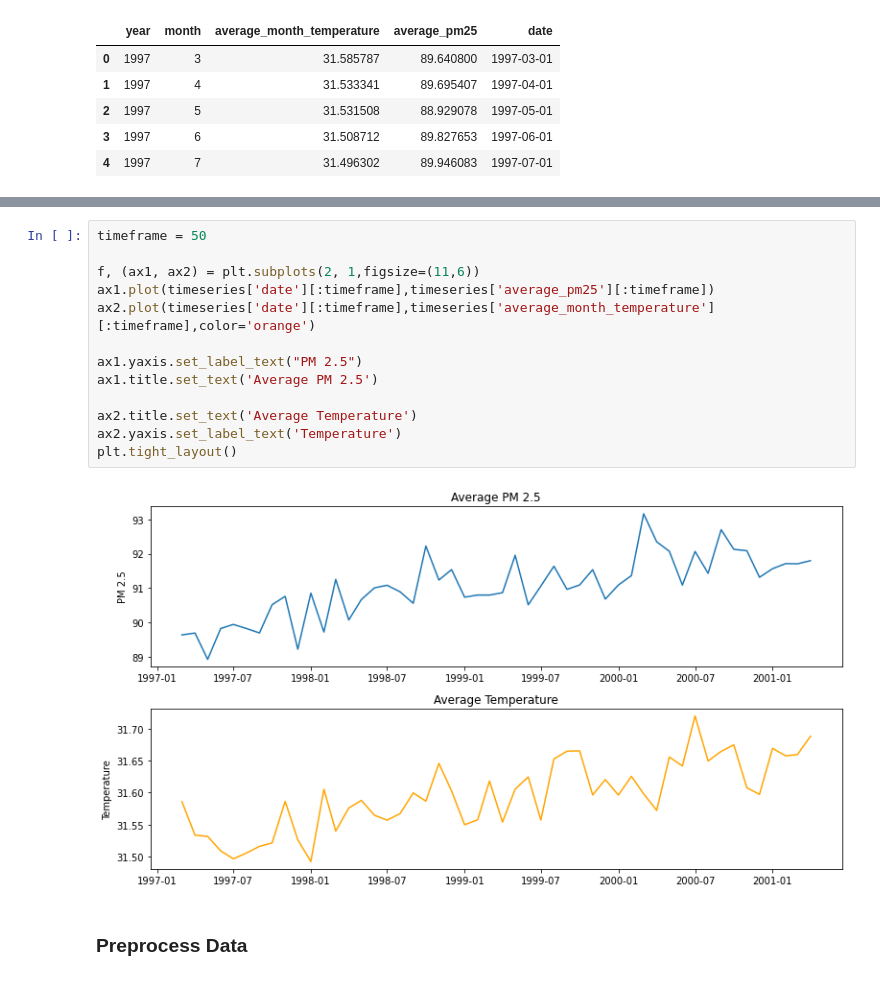
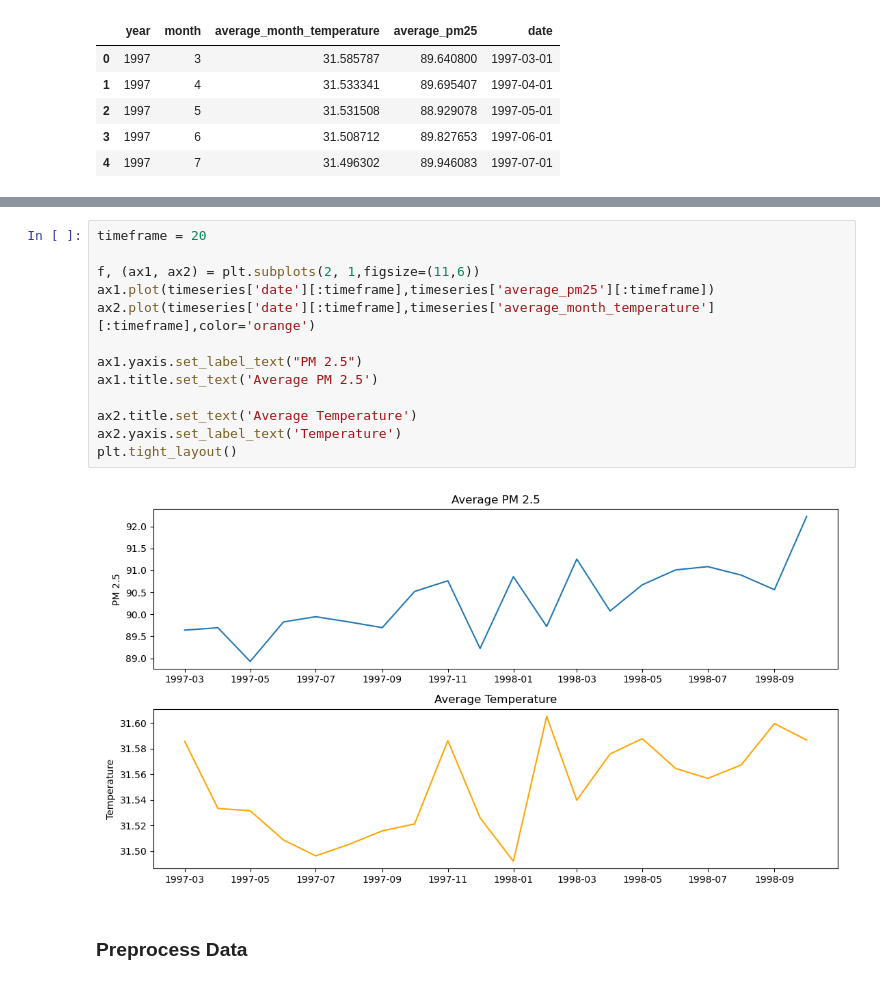
Before and after one commit to guyzsarun/rabbitmq-gpdb-poc, a Jupyter notebook: gpdb/madlib-demo.ipynb, the cells around one changed output, grey strips where cells are left out. Drawn from its saved outputs; the diff is of its cells as text.

```diff
--- a/gpdb/madlib-demo.ipynb
+++ b/gpdb/madlib-demo.ipynb
@@ -201,18 +232,18 @@ timeseries.head()
 # %%
-timeframe = 50
+timeframe = 20
 
 f, (ax1, ax2) = plt.subplots(2, 1,figsize=(11,6))
 ax1.plot(timeseries['date'][:timeframe],timeseries['average_pm25'][:timeframe])
 ax2.plot(timeseries['date'][:timeframe],timeseries['average_month_temperature'][:timeframe],color='orange')
 
 ax1.yaxis.set_label_text("PM 2.5")
 ax1.title.set_text('Average PM 2.5')
 
 ax2.title.set_text('Average Temperature')
 ax2.yaxis.set_label_text('Temperature')
 plt.tight_layout()
 # %% [output]
-[figure, old version]
+[figure, new version]
 # %% [markdown]
 ### Preprocess Data
 # %% [markdown]
```
Also changed, not shown: parts of 19 cells of this notebook, 8 other files.
